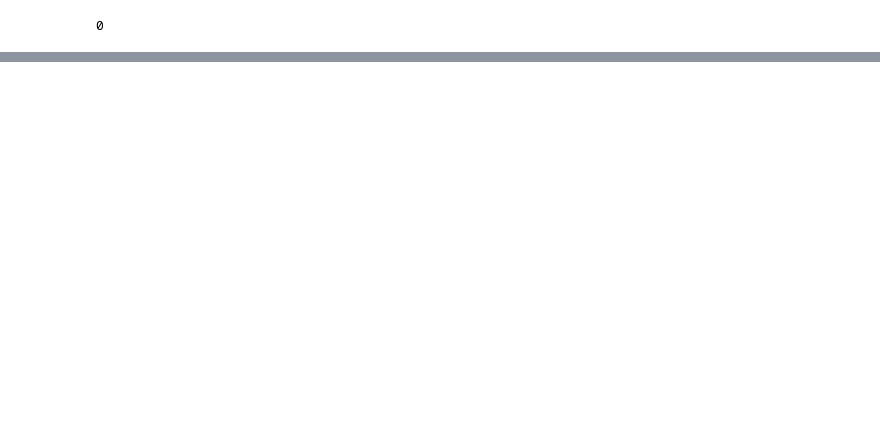
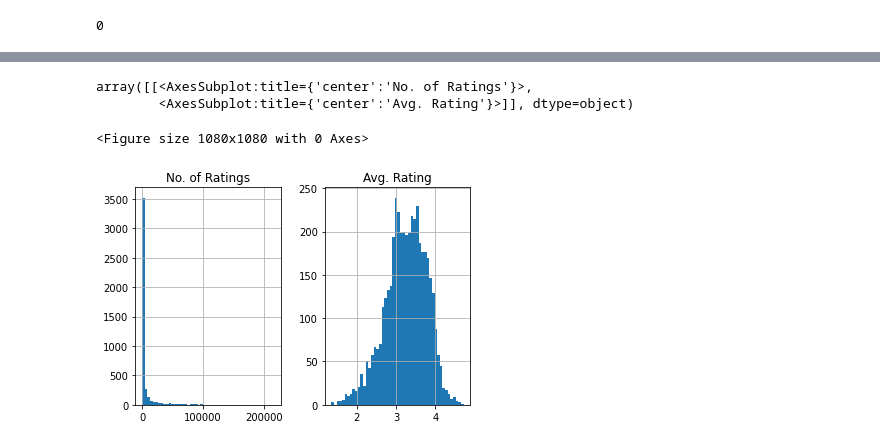
Before and after one commit to sigmadream/practice-recommender, a Jupyter notebook: use_recommendation/cf.ipynb, the cells around one changed output, grey strips where cells are left out. Saved outputs shown, nothing was run; the diff lists cells and outputs as text; code cells hidden in the pictures; blank space fills up the shorter version.

```diff
--- a/use_recommendation/cf.ipynb
+++ b/use_recommendation/cf.ipynb
@@ -56,0 +215,6 @@ plt.show()
+# %%
+movie_count=df_new.groupby(['movie_title']).count()['rating'].sort_values(ascending=False)
+mean_ratings=df_new.groupby(['movie_title']).mean()['rating'].sort_values(ascending=False)
+ratings=pd.concat([movie_count,mean_ratings],axis=1)
+ratings.columns=['No. of Ratings','Avg. Rating']
+ratings.head()
@@ -56,0 +229,8 @@ plt.show()
+# %%
+plt.figure(figsize=(15,15))
+ratings.hist(bins=50)
+# %% [output]
+array([[<AxesSubplot:title={'center':'No. of Ratings'}>,
+        <AxesSubplot:title={'center':'Avg. Rating'}>]], dtype=object)
+<Figure size 1080x1080 with 0 Axes>
+[figure, added]
```
Also changed, not shown: parts of 61 cells of this notebook, 1 other file.
